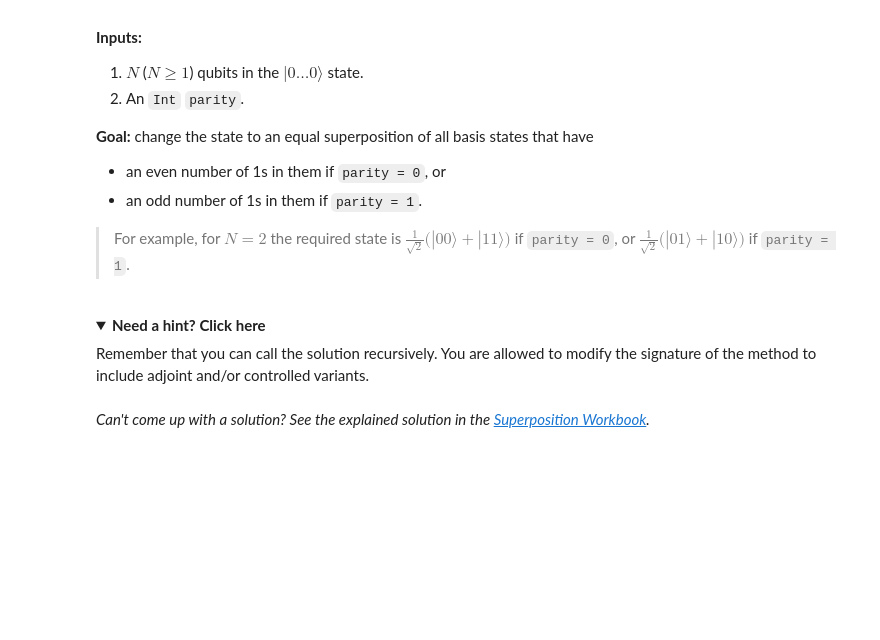
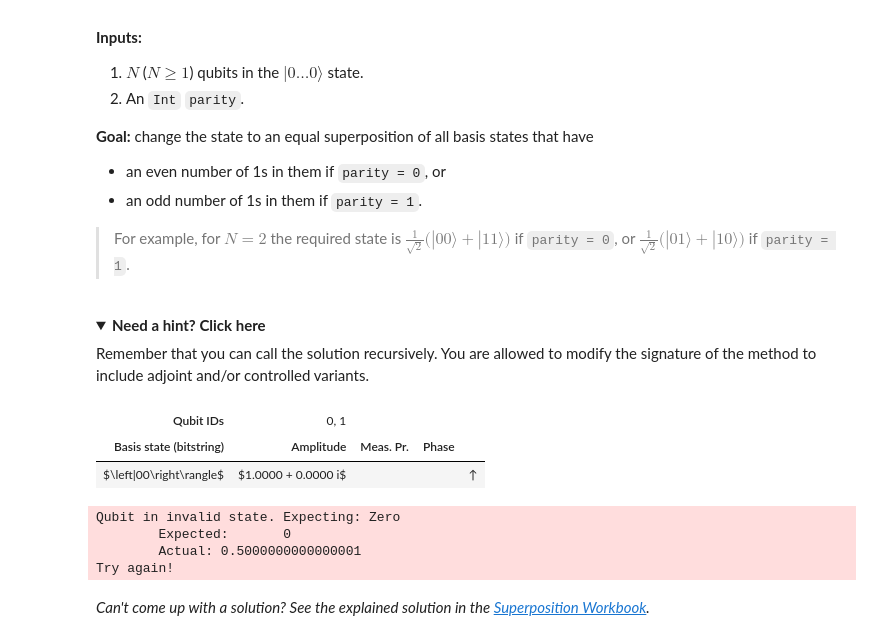
Before and after one commit to ToCkie/QuantumKatas, a Jupyter notebook: Superposition/Superposition.ipynb, the cells around one changed output. Drawn from its saved outputs; the diff is of its cells as text; code cells hidden in the pictures; folded sections open; blank space fills up the shorter version.

Commit message:
Did a bit more on superposition, random still need to work on.

```diff
--- a/Superposition/Superposition.ipynb
+++ b/Superposition/Superposition.ipynb
@@ -695,9 +785,20 @@ operation FourBitstringSuperposition (qs : Qubit[], bits : Bool[][]) : Unit {
 # %%
 %kata T114_AllStatesWithParitySuperposition
 
-operation AllStatesWithParitySuperposition (qs : Qubit[], parity : Int) : Unit {
+//operation AllStatesWithParitySuperposition (qs : Qubit[], parity : Int) : Unit {
+operation AllStatesWithParitySuperposition (qs : Qubit[], parity : Int) : Unit is Adj+Ctl {
     // ...
+
+    DumpMachine();
 }
+# %% [output]
+| Qubit IDs | 0, 1 |
+| Basis state (bitstring) | Amplitude | Meas. Pr. | Phase |
+| $\left|00\right\rangle$ | $1.0000 + 0.0000 i$ |  |  | ↑ |
+Qubit in invalid state. Expecting: Zero
+        Expected:       0
+        Actual: 0.5000000000000001
+Try again!
 # %% [markdown]
 *Can't come up with a solution? See the explained solution in the [Superposition Workbook](./Workbook_Superposition_Part2.ipynb#superposition-of-all-strings-with-parity).*
 # %% [markdown]
```
Also changed, not shown: parts of 10 cells of this notebook, 3 other files.
